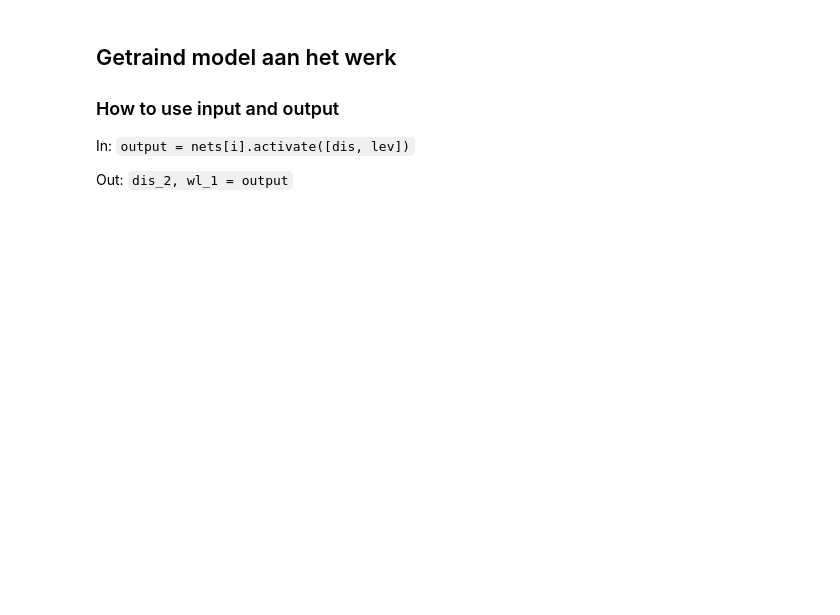
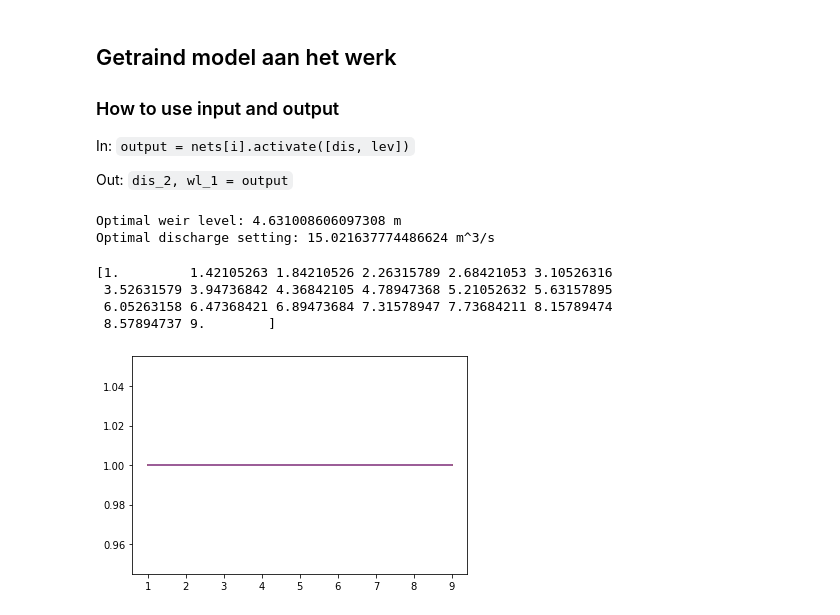
Before and after one commit to SjoerdGn/str-flow-pred-and-control, a Jupyter notebook: neat_exploration/testing_neat.ipynb, the cells around one changed output. Cells and saved outputs as stored; diff of their text form; code cells hidden in the pictures; blank space fills up the shorter version.

```diff
--- a/neat_exploration/testing_neat.ipynb
+++ b/neat_exploration/testing_neat.ipynb
@@ -220,4 +238,23 @@ Out: `dis_2, wl_1 = output`
 # %%
 # TODO: save to file as well
 net = neat.nn.FeedForwardNetwork.create(best_genome, config)
-net.activate([4,4])
+out_1, out_2 = net.activate([4.0,1])
+wl_1 = vc.translation_curve(out_1, 1., 9.)
+dis_2 = vc.translation_curve(out_2, 0, 50)
+print(f"Optimal weir level: {wl_1} m")
+print(f"Optimal discharge setting: {dis_2} m^3/s")
+# %% [output]
+Optimal weir level: 4.631008606097308 m
+Optimal discharge setting: 15.021637774486624 m^3/s
+# %%
+river_levels = np.linspace(1,9,20)
+print(river_levels)
+opt_lev = [[vc.translation_curve(net.activate([i,j])[0], 1., 9.) for i in river_levels] for j in [10, 50, 90, 110, 200]]
+for opt_lev_single in opt_lev:
+    plt.plot(river_levels, opt_lev_single)
+# %% [output]
+[1.         1.42105263 1.84210526 2.26315789 2.68421053 3.10526316
+ 3.52631579 3.94736842 4.36842105 4.78947368 5.21052632 5.63157895
+ 6.05263158 6.47368421 6.89473684 7.31578947 7.73684211 8.15789474
+ 8.57894737 9.        ]
+[figure, added]
```
Also changed, not shown: parts of 12 cells of this notebook, 12 other files.
